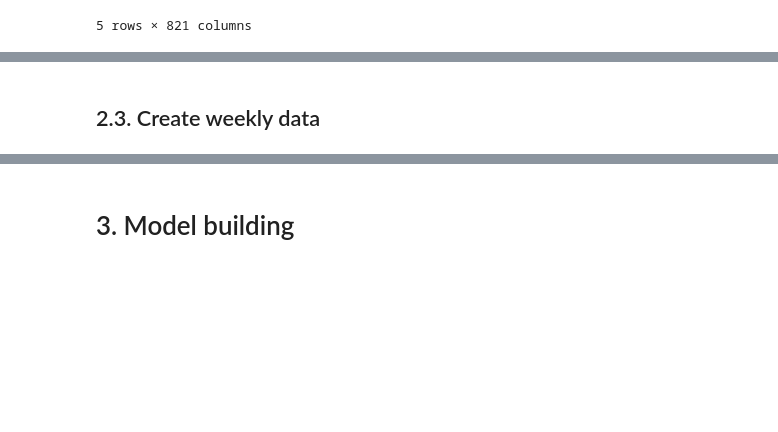
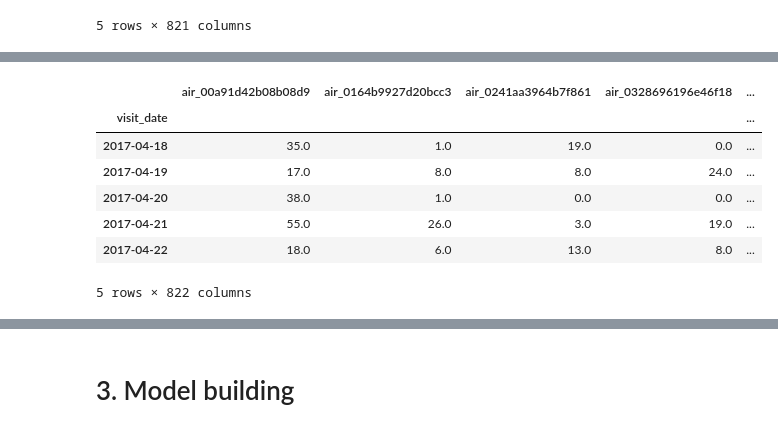
Before and after one commit to saoriyosano/recruit-restaurant-visitor-forecasting, a Jupyter notebook: decision_tree.ipynb, the cells around one changed output, grey strips where cells are left out. Cells and saved outputs as stored; diff of their text form; code cells hidden in the pictures; blank space fills up the shorter version.

```diff
--- a/decision_tree.ipynb
+++ b/decision_tree.ipynb
@@ -120,2 +67,0 @@ test_y = air_visit_replaced_pivoted_july.iloc[:, -1:]
-# %% [markdown]
-## 2.3. Create weekly data
@@ -140,0 +72,11 @@ test_x_weekly = make_weekly(test_x, test_y)
+# %%
+air_visit_replaced_july.tail()
+# %% [output]
+|  | air_00a91d42b08b08d9 | air_0164b9927d20bcc3 | air_0241aa3964b7f861 | air_0328696196e46f18 | ... |
+| visit_date |  |  |  |  | ... |
+| 2017-04-18 | 35.0 | 1.0 | 19.0 | 0.0 | ... |
+| 2017-04-19 | 17.0 | 8.0 | 8.0 | 24.0 | ... |
+| 2017-04-20 | 38.0 | 1.0 | 0.0 | 0.0 | ... |
+| 2017-04-21 | 55.0 | 26.0 | 3.0 | 19.0 | ... |
+| 2017-04-22 | 18.0 | 6.0 | 13.0 | 8.0 | ... |
+5 rows × 822 columns
```
Also changed, not shown: parts of 28 cells of this notebook.
